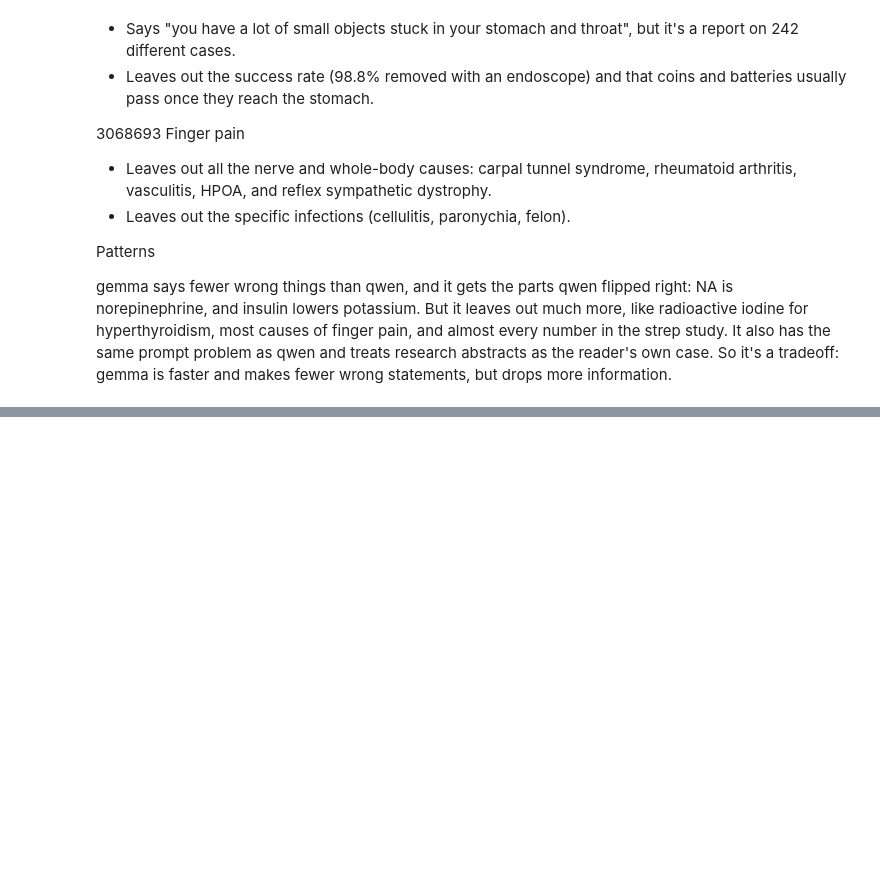
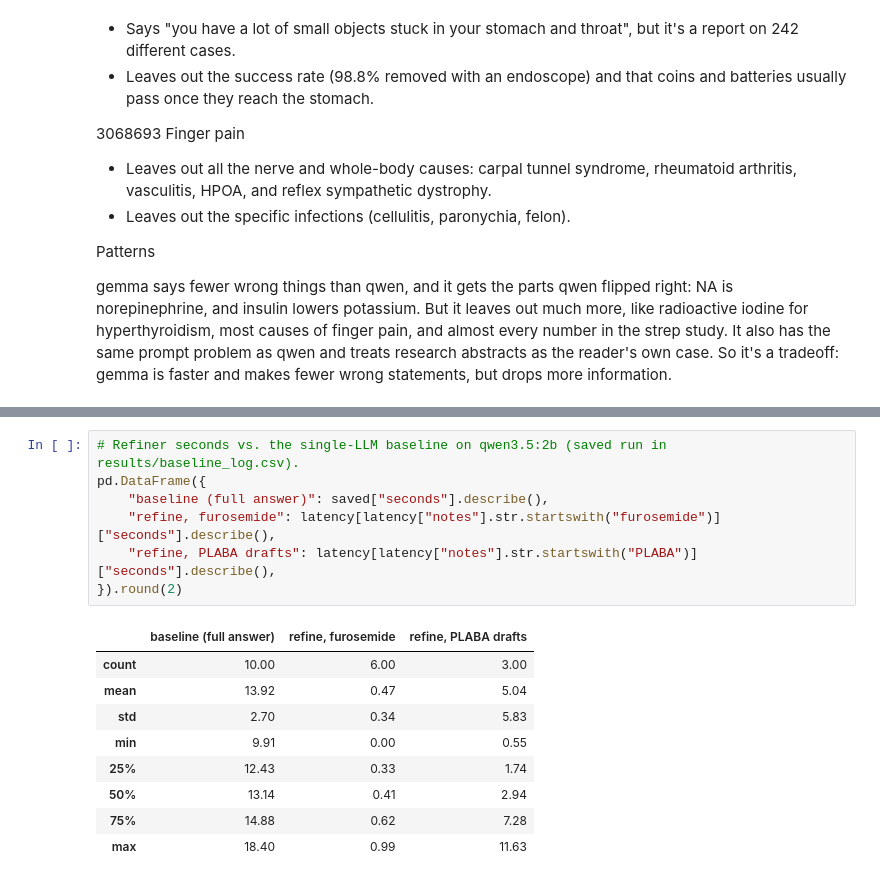
Before and after one commit to acmucsd-projects/fa26-ai-team-3, a Jupyter notebook: notebooks/04a_single_llm_baseline.ipynb, the cells around one changed output, grey strips where cells are left out. Cells and saved outputs as stored; diff of their text form; blank space fills up the shorter version.

```diff
--- a/notebooks/04a_single_llm_baseline.ipynb
+++ b/notebooks/04a_single_llm_baseline.ipynb
@@ -1178,0 +775,17 @@ gemma says fewer wrong things than qwen, and it gets the parts qwen flipped righ
+# %%
+# Refiner seconds vs. the single-LLM baseline on qwen3.5:2b (saved run in results/baseline_log.csv).
+pd.DataFrame({
+    "baseline (full answer)": saved["seconds"].describe(),
+    "refine, furosemide": latency[latency["notes"].str.startswith("furosemide")]["seconds"].describe(),
+    "refine, PLABA drafts": latency[latency["notes"].str.startswith("PLABA")]["seconds"].describe(),
+}).round(2)
+# %% [output]
+|  | baseline (full answer) | refine, furosemide | refine, PLABA drafts |
+| count | 10.00 | 6.00 | 3.00 |
+| mean | 13.92 | 0.47 | 5.04 |
+| std | 2.70 | 0.34 | 5.83 |
+| min | 9.91 | 0.00 | 0.55 |
+| 25% | 12.43 | 0.33 | 1.74 |
+| 50% | 13.14 | 0.41 | 2.94 |
+| 75% | 14.88 | 0.62 | 7.28 |
+| max | 18.40 | 0.99 | 11.63 |
```
Also changed, not shown: parts of 20 cells of this notebook, 8 other files.
